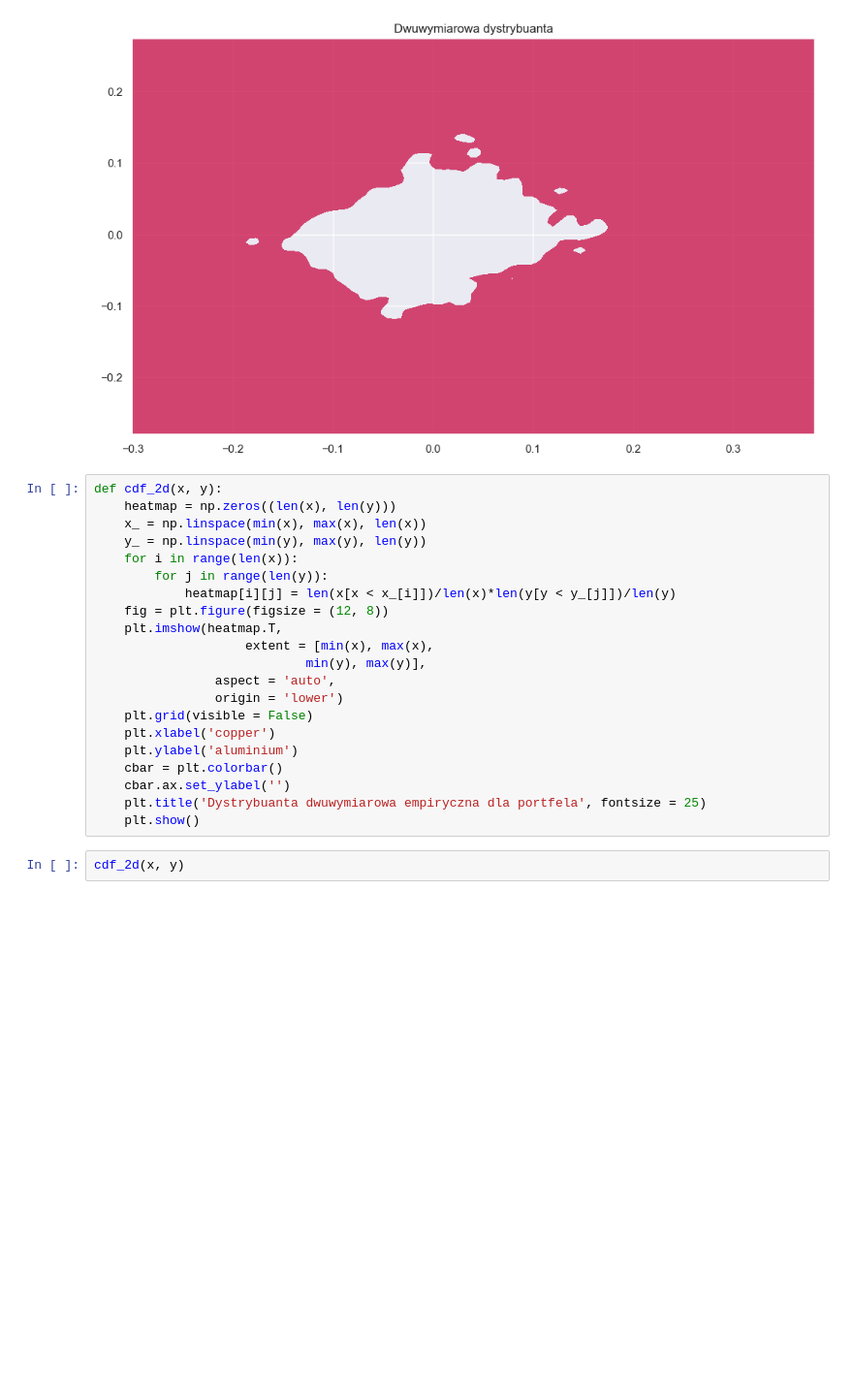
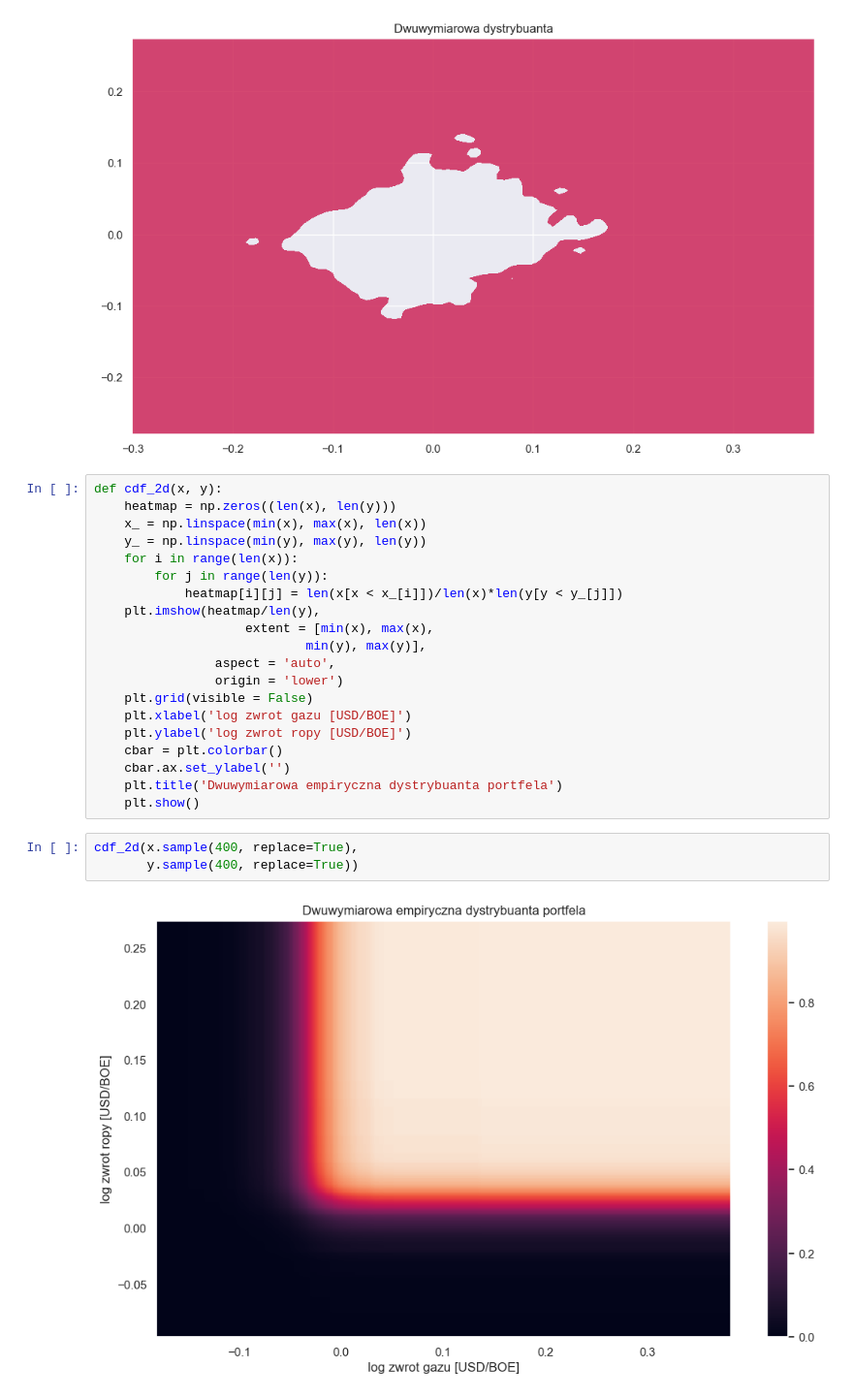
Before and after one commit to mjacobik/ORLEN-risk-management, a Jupyter notebook: Projekt 2 analiza dwuwymiarowa.ipynb, the cells around one changed output. Shown at 97% size. Drawn from its saved outputs; the diff is of its cells as text; blank space fills up the shorter version.

```diff
--- a/Projekt 2 analiza dwuwymiarowa.ipynb
+++ b/Projekt 2 analiza dwuwymiarowa.ipynb
@@ -181,19 +181,21 @@ def cdf_2d(x, y):
     y_ = np.linspace(min(y), max(y), len(y))
     for i in range(len(x)):
         for j in range(len(y)):
-            heatmap[i][j] = len(x[x < x_[i]])/len(x)*len(y[y < y_[j]])/len(y)
-    fig = plt.figure(figsize = (12, 8))
-    plt.imshow(heatmap.T,
+            heatmap[i][j] = len(x[x < x_[i]])/len(x)*len(y[y < y_[j]])
+    plt.imshow(heatmap/len(y),
                     extent = [min(x), max(x),
                             min(y), max(y)],
                 aspect = 'auto',
                 origin = 'lower')
     plt.grid(visible = False)
-    plt.xlabel('copper')
-    plt.ylabel('aluminium')
+    plt.xlabel('log zwrot gazu [USD/BOE]')
+    plt.ylabel('log zwrot ropy [USD/BOE]')
     cbar = plt.colorbar()
     cbar.ax.set_ylabel('')
-    plt.title('Dystrybuanta dwuwymiarowa empiryczna dla portfela', fontsize = 25)
+    plt.title('Dwuwymiarowa empiryczna dystrybuanta portfela')
     plt.show()
-# %%
-cdf_2d(x, y)
+# %%
+cdf_2d(x.sample(400, replace=True),
+       y.sample(400, replace=True))
+# %% [output]
+[figure, added]
```
